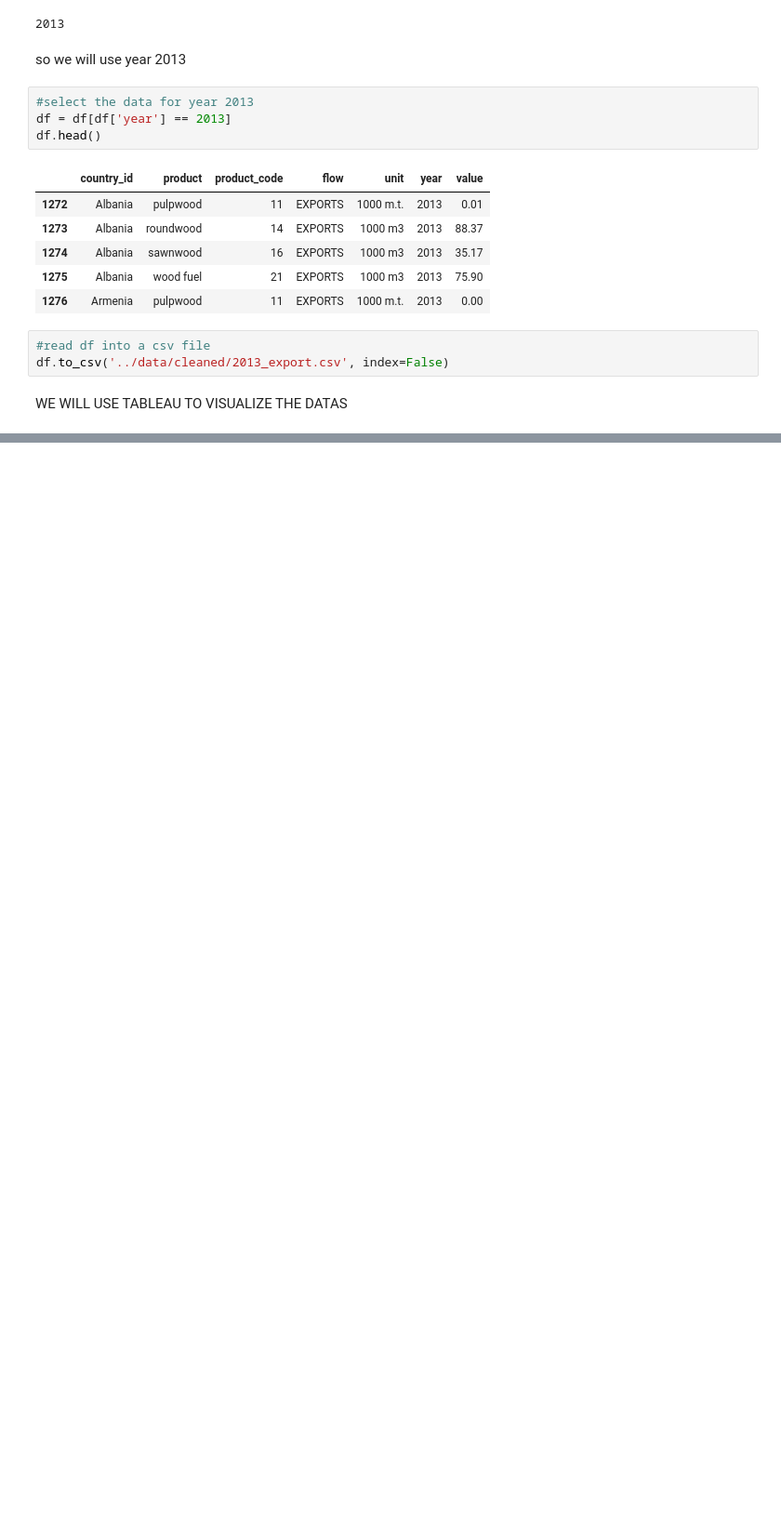
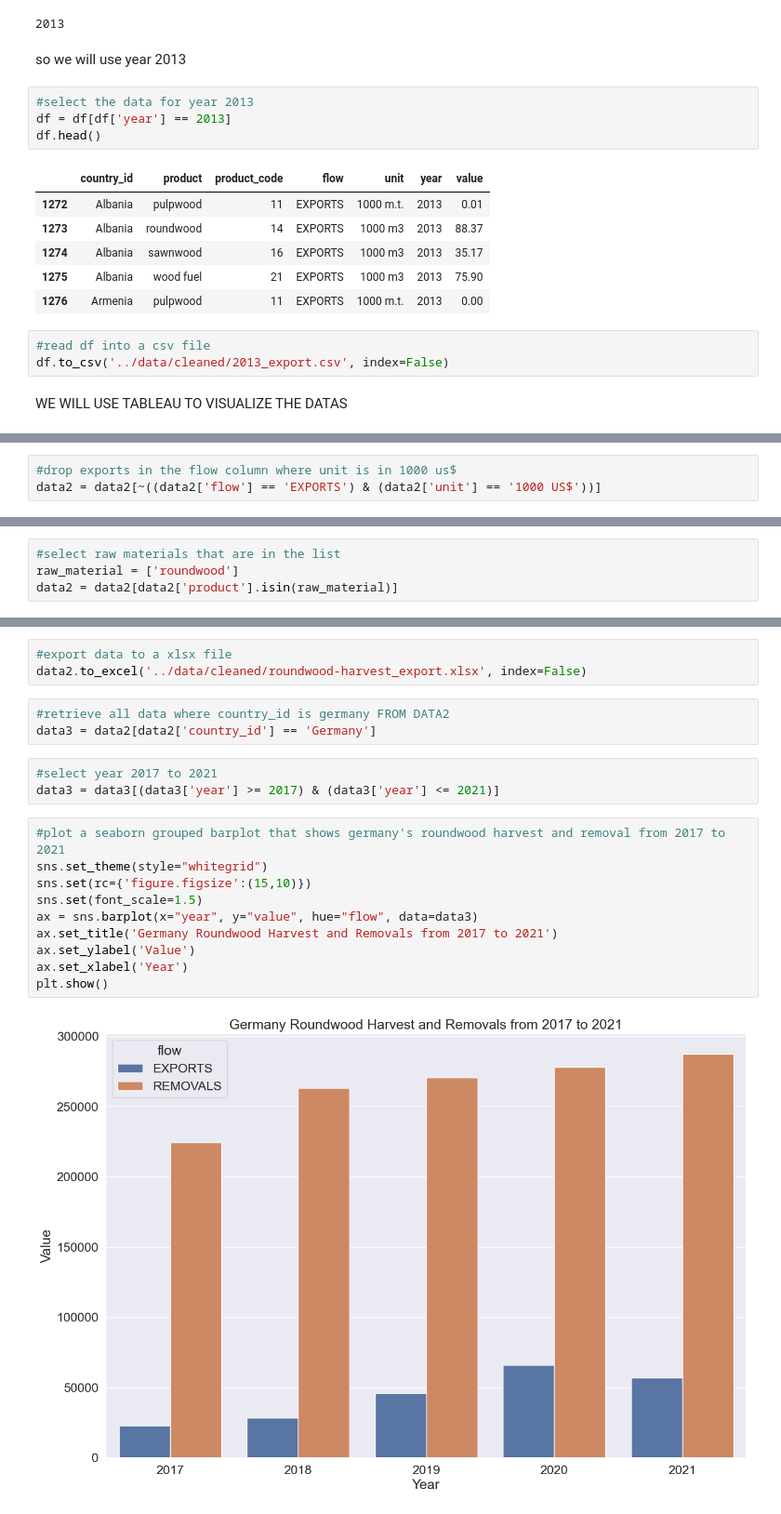
Before and after one commit to dubem12/mid_project, a Jupyter notebook: notebooks/cleaning_note2.ipynb, the cells around one changed output, grey strips where cells are left out. Shown at 93% size. Cells and saved outputs as stored; diff of their text form; blank space fills up the shorter version.

```diff
--- a/notebooks/cleaning_note2.ipynb
+++ b/notebooks/cleaning_note2.ipynb
@@ -46,0 +99,3 @@ WE WILL USE TABLEAU TO VISUALIZE THE DATAS
+# %%
+#drop exports in the flow column where unit is in 1000 us$
+data2 = data2[~((data2['flow'] == 'EXPORTS') & (data2['unit'] == '1000 US$'))]
@@ -46,0 +118,4 @@ WE WILL USE TABLEAU TO VISUALIZE THE DATAS
+# %%
+#select raw materials that are in the list
+raw_material = ['roundwood']
+data2 = data2[data2['product'].isin(raw_material)]
@@ -46,0 +136,21 @@ WE WILL USE TABLEAU TO VISUALIZE THE DATAS
+# %%
+#export data to a xlsx file
+data2.to_excel('../data/cleaned/roundwood-harvest_export.xlsx', index=False)
+# %%
+#retrieve all data where country_id is germany FROM DATA2
+data3 = data2[data2['country_id'] == 'Germany']
+# %%
+#select year 2017 to 2021
+data3 = data3[(data3['year'] >= 2017) & (data3['year'] <= 2021)]
+# %%
+#plot a seaborn grouped barplot that shows germany's roundwood harvest and removal from 2017 to 2021
+sns.set_theme(style="whitegrid")
+sns.set(rc={'figure.figsize':(15,10)})
+sns.set(font_scale=1.5)
+ax = sns.barplot(x="year", y="value", hue="flow", data=data3)
+ax.set_title('Germany Roundwood Harvest and Removals from 2017 to 2021')
+ax.set_ylabel('Value')
+ax.set_xlabel('Year')
+plt.show()
+# %% [output]
+[figure, added]
```
Also changed, not shown: parts of 19 cells of this notebook, 19 other files.
